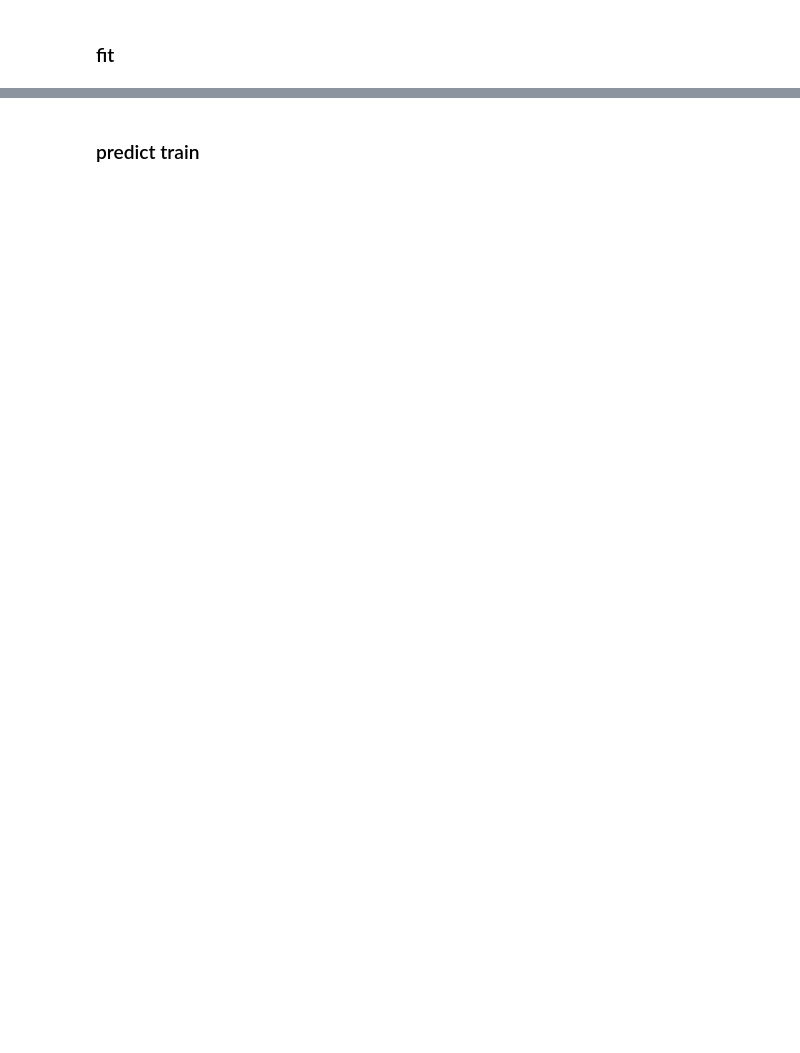
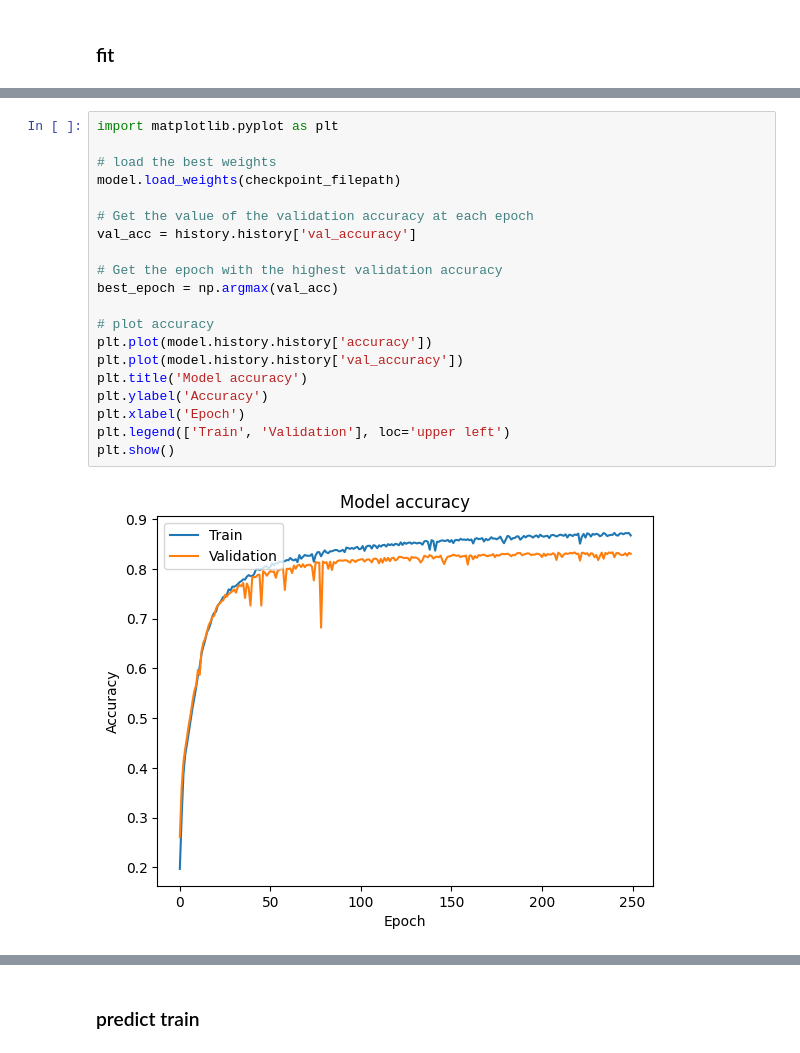
Before and after one commit to Eidell/gRPC-log-LSTM-Anomaly-Detection, a Jupyter notebook: lstm.ipynb, the cells around one changed output, grey strips where cells are left out. Drawn from its saved outputs; the diff is of its cells as text; blank space fills up the shorter version.

```diff
--- a/lstm.ipynb
+++ b/lstm.ipynb
@@ -400,0 +393,22 @@ Epoch 200/200
+# %%
+import matplotlib.pyplot as plt
+
+# load the best weights
+model.load_weights(checkpoint_filepath)
+
+# Get the value of the validation accuracy at each epoch
+val_acc = history.history['val_accuracy']
+
+# Get the epoch with the highest validation accuracy
+best_epoch = np.argmax(val_acc)
+
+# plot accuracy
+plt.plot(model.history.history['accuracy'])
+plt.plot(model.history.history['val_accuracy'])
+plt.title('Model accuracy')
+plt.ylabel('Accuracy')
+plt.xlabel('Epoch')
+plt.legend(['Train', 'Validation'], loc='upper left')
+plt.show()
+# %% [output]
+[figure, added]
```
Also changed, not shown: parts of 64 cells of this notebook.
